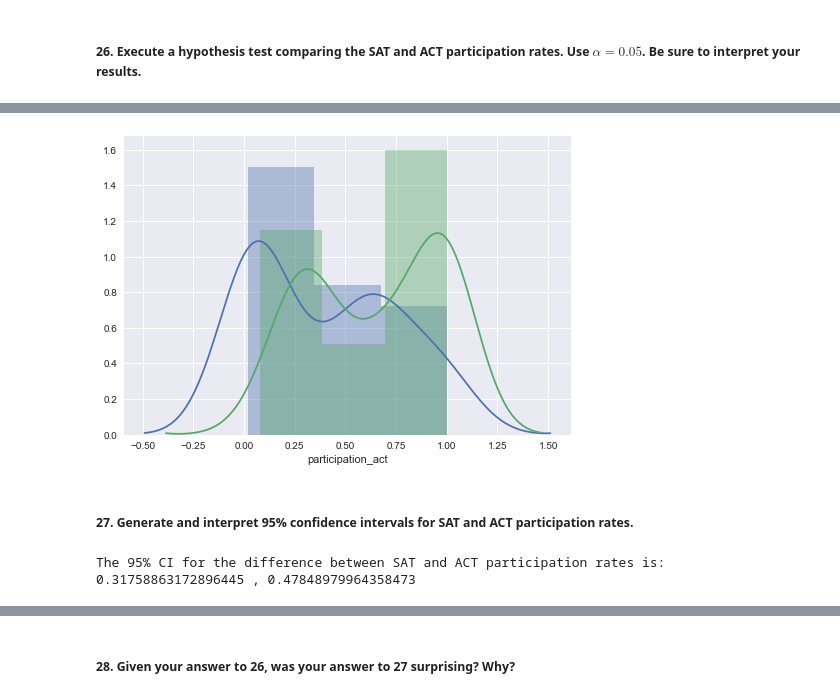
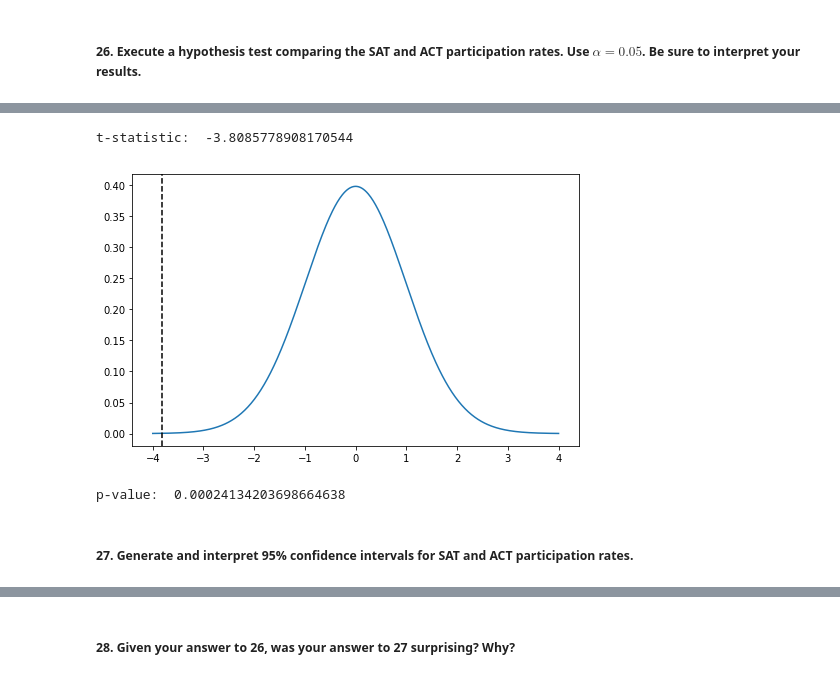
Before and after one commit to helencai62/SAT_participation_project, a Jupyter notebook: code/starter-code.ipynb, the cells around one changed output, grey strips where cells are left out. Saved outputs shown, nothing was run; the diff lists cells and outputs as text; code cells hidden in the pictures.

```diff
--- a/code/starter-code.ipynb
+++ b/code/starter-code.ipynb
@@ -573,0 +569,5 @@ for i in merged_numeric_df.columns:
+# %%
+#Step 3. Calculate point estimate
+sat_mean = np.mean(merged_df['participation_sat'])
+act_mean = np.mean(merged_df['participation_act'])
+print('sat_mean: ', sat_mean, ', act_mean: ', act_mean, ', point_estimate: ', sat_mean - act_mean)
@@ -599,3 +577,0 @@ for i in merged_df['state']:
-# %%
-merged_df['z']=pd.DataFrame(z_scores[0])
-merged_df['z']
@@ -627,17 +578,42 @@ sns.barplot(x=merged_df['state'], y=merged_df['z']);
-# %%
-import seaborn as sns
-sns.distplot(merged_numeric_df['participation_sat'], kde = True);
-sns.distplot(merged_numeric_df['participation_act'], kde = True);
-# %% [output]
-[figure, removed]
+# %%
+#Step 4. Calculate a t-statistic
+#manual attempt
+numer = sat_mean - act_mean
+denom = np.sqrt((np.var(merged_df['participation_sat']) / (len(merged_df['participation_sat'])-1)) + (np.var(merged_df['participation_act']) / (len(merged_df['participation_act'])-1)))
+t = numer / denom
+print('t-statistic: ', t)
+
+#with function
+result = stats.ttest_ind(merged_df['participation_sat'], merged_df['participation_act'])
+
+#Step 5. Calculate p-value and interpret conclusion
+# %% [output]
+t-statistic:  -3.8085778908170544
+# %%
+#visualization of a normal distribution
+xpoints = np.linspace(-4,4,500)
+ypoints = stats.t.pdf(xpoints, (len(merged_df['participation_sat'])+len(merged_df['participation_act'])-2))
+
+import matplotlib.pyplot as plt
+fig = plt.figure(figsize = (8,5))
+ax = fig.gca()
+ax.plot(xpoints, ypoints);
+
+#showing our t-statistic as a reference line
+ax.axvline(t, color = 'black', linestyle = '--');
+# %% [output]
+[figure, added]
+# %%
+#Step 5. Calculate p-value and interpret conclusion
+#manual
+lower_tail = stats.t.cdf(-abs(t), len(merged_df['participation_sat'])+len(merged_df['participation_act'])-2)
+upper_tail = 1 - stats.t.cdf(abs(t), len(merged_df['participation_sat'])+len(merged_df['participation_act'])-2)
+p = lower_tail + upper_tail
+print('p-value: ', p)
+
+#with function
+result = stats.ttest_ind(merged_df['participation_sat'], merged_df['participation_act'])
+# %% [output]
+p-value:  0.00024134203698664638
 # %% [markdown]
 ##### 27. Generate and interpret 95% confidence intervals for SAT and ACT participation rates.
-# %%
-#formula: sample_mean +/- z_score * (std / sqrt(n))
-z_score = stats.norm.ppf(0.95)
-sample_mean = sample_statistic
-high_end = sample_mean + z_score * (std / np.sqrt(n))
-low_end = sample_mean - z_score * (std / np.sqrt(n))
-print('The 95% CI for the difference between SAT and ACT participation rates is: ', low_end, ',', high_end)
-# %% [output]
-The 95% CI for the difference between SAT and ACT participation rates is:  0.31758863172896445 , 0.47848979964358473
```
Also changed, not shown: parts of 10 cells of this notebook.
